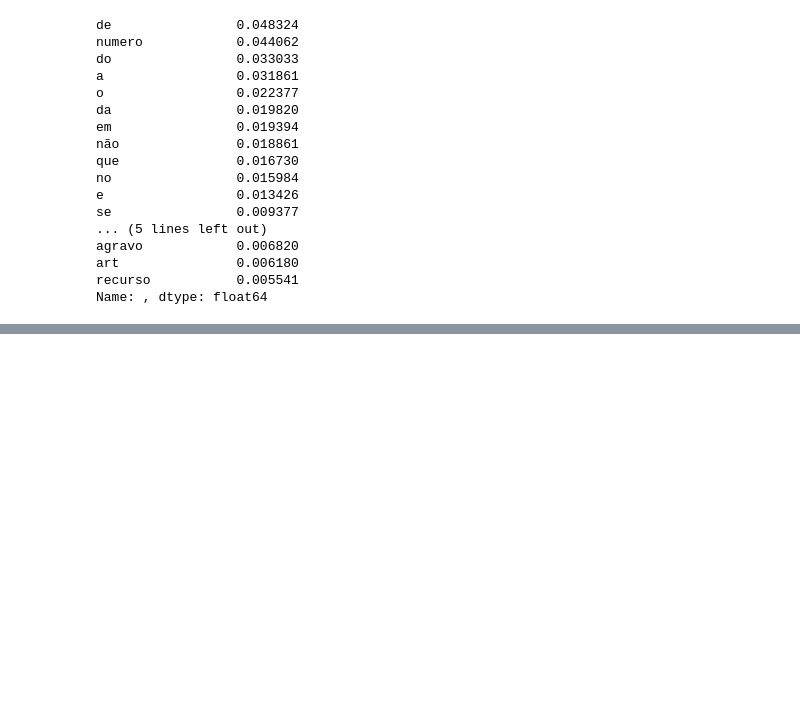
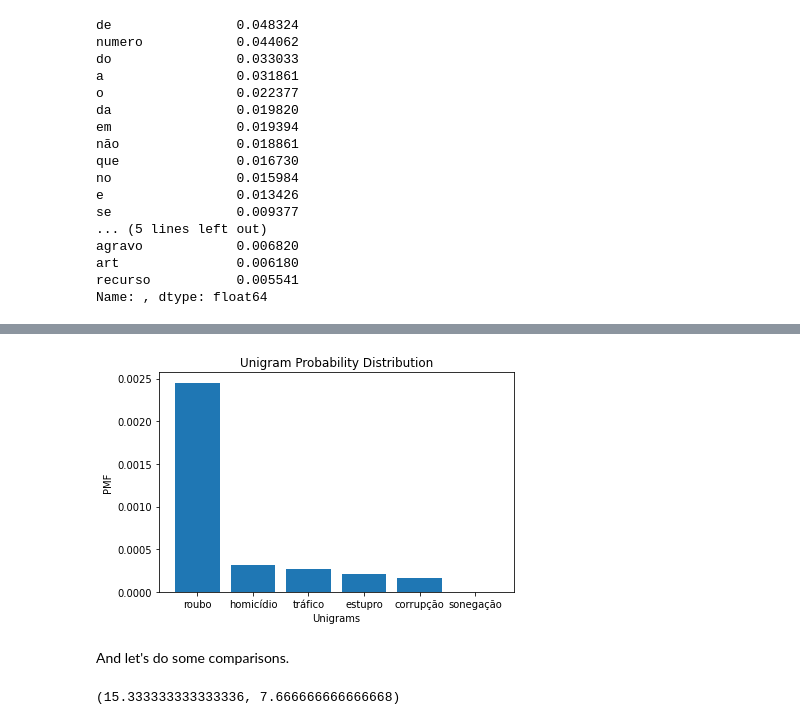
Before and after one commit to joaoppadua/stj_reconhecimento_de_pessoas, a Jupyter notebook: Mixed_methods_CUP.ipynb, the cells around one changed output, grey strips where cells are left out. Drawn from its saved outputs; the diff is of its cells as text; code cells hidden in the pictures; blank space fills up the shorter version.

```diff
--- a/Mixed_methods_CUP.ipynb
+++ b/Mixed_methods_CUP.ipynb
@@ -223,0 +338,14 @@ As we can see, roubo is the indisputable king of references in the corpus, in wh
+# %%
+uni_ps = df_lexical_items.loc['Probability']
+uni_qs = df_lexical_items.columns
+unigram_pmf = Pmf(uni_ps, uni_qs)
+# %%
+unigram_pmf.bar()
+
+decorate(title='Unigram Probability Distribution',
+         xlabel='Unigrams',
+         ylabel='PMF')
+# %% [output]
+[figure, added]
+# %% [markdown]
+And let's do some comparisons.
@@ -223,0 +356,7 @@ As we can see, roubo is the indisputable king of references in the corpus, in wh
+# %%
+roubo_corrupcao = prob_roubo / prob_corrupcao
+roubo_homicido = prob_roubo / prob_homicidio
+
+roubo_corrupcao, roubo_homicido
+# %% [output]
+(15.333333333333336, 7.666666666666668)
```
Also changed, not shown: parts of 21 cells of this notebook.
